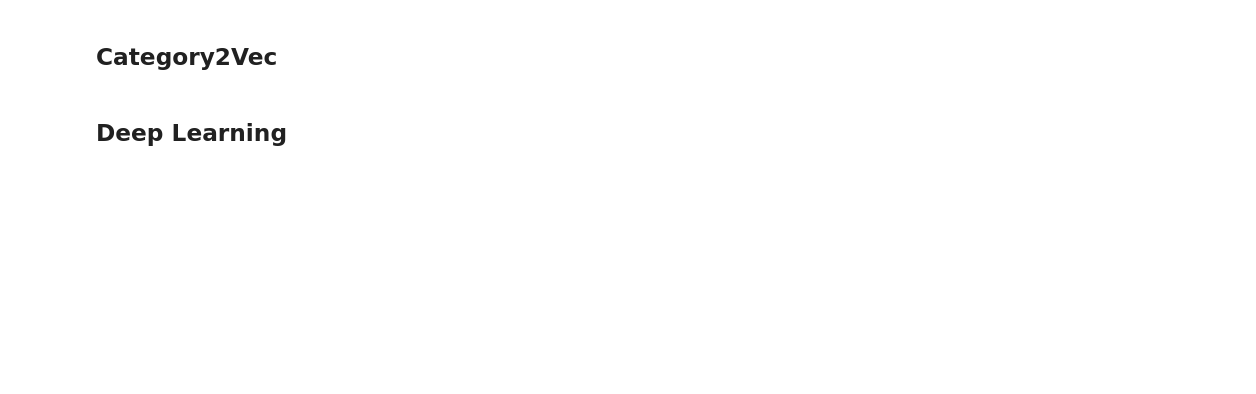
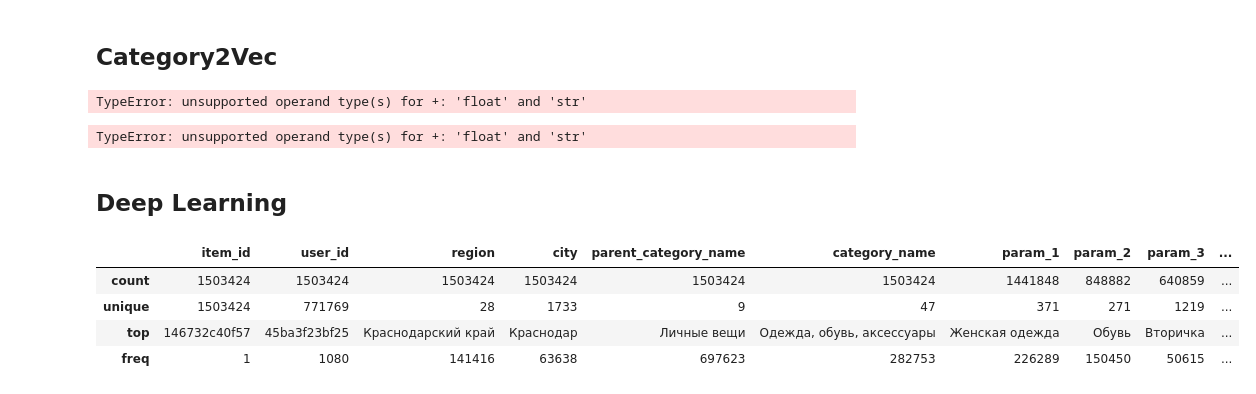
Before and after one commit to katerinabc/avito_octan, a Jupyter notebook: octan team avito challenge.ipynb, the cells around one changed output. Saved outputs shown, nothing was run; the diff lists cells and outputs as text; code cells hidden in the pictures; blank space fills up the shorter version.

```diff
--- a/octan team avito challenge.ipynb
+++ b/octan team avito challenge.ipynb
@@ -383,3 +443,20 @@ print(log_loss(y_test,y_pred))
 # %% [markdown]
 ## Category2Vec
+# %%
+from gensim.models.word2vec import Word2Vec
+from random import shuffle
+size=6
+window=8
+features = [0,1,2,3,4,5,6,7,8,10,14,15]
+x_w2v = copy.deepcopy(train_df.iloc[:,features])
+names = list(x_w2v.columns.values)
+for i in names:
+    x_w2v[i]=x_w2v[i].astype('category')
+    x_w2v[i].cat.categories = ["Feature %s %s" % (i,g) for g in x_w2v[i].cat.categories]
+x_w2v = x_w2v.values.tolist()
+for i in x_w2v:
+    shuffle(i)
+w2v = Word2Vec(x_w2v,size=size,window=window)
+# %% [output]
+TypeError: unsupported operand type(s) for +: 'float' and 'str'
 # %%
@@ -429,2 +484,12 @@ print(log_loss(y_test,y_pred))
+# %%
+l.fit(x_w2v_train,y_train)
+y_pred = l.predict_proba(x_w2v_test)
+print(log_loss(y_test,y_pred))
+
+r.fit(x_w2v_train,y_train)
+y_pred = r.predict_proba(x_w2v_test)
+print(log_loss(y_test,y_pred))
+# %% [output]
+TypeError: unsupported operand type(s) for +: 'float' and 'str'
 # %% [markdown]
 ## Deep Learning
@@ -594,0 +496,8 @@ print(log_loss(y_test,y_pred))
+# %%
+train_df.iloc[:,features].describe()
+# %% [output]
+|  | item_id | user_id | region | city | parent_category_name | category_name | param_1 | param_2 | param_3 | ... |
+| count | 1503424 | 1503424 | 1503424 | 1503424 | 1503424 | 1503424 | 1441848 | 848882 | 640859 | ... |
+| unique | 1503424 | 771769 | 28 | 1733 | 9 | 47 | 371 | 271 | 1219 | ... |
+| top | 146732c40f57 | 45ba3f23bf25 | Краснодарский край | Краснодар | Личные вещи | Одежда, обувь, аксессуары | Женская одежда | Обувь | Вторичка | ... |
+| freq | 1 | 1080 | 141416 | 63638 | 697623 | 282753 | 226289 | 150450 | 50615 | ... |
```
Also changed, not shown: parts of 35 cells of this notebook, 6 other files.
